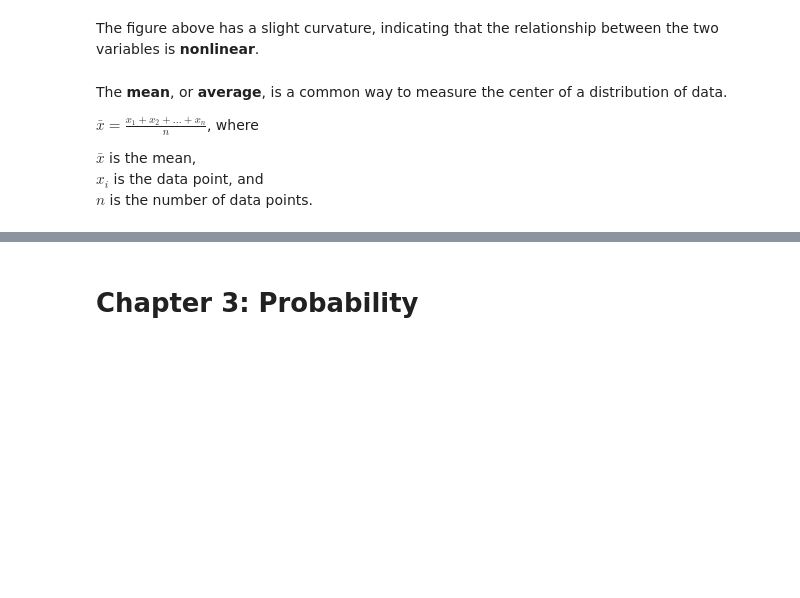
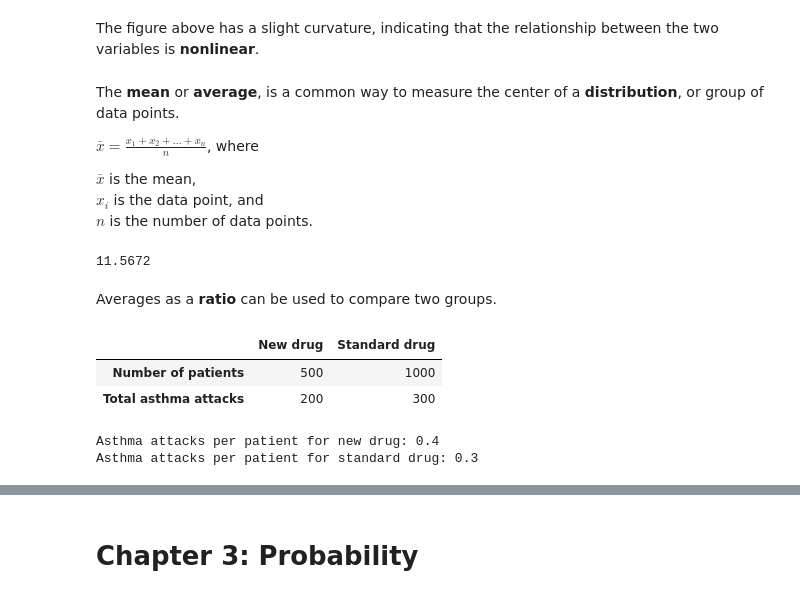
Before and after one commit to zdravoj/data-science-foundations, a Jupyter notebook: OpenIntro_Statistics/chs_1to4.ipynb, the cells around one changed output, grey strips where cells are left out. Drawn from its saved outputs; the diff is of its cells as text; code cells hidden in the pictures; blank space fills up the shorter version.

```diff
--- a/OpenIntro_Statistics/chs_1to4.ipynb
+++ b/OpenIntro_Statistics/chs_1to4.ipynb
@@ -579,10 +579,46 @@ warnings.filterwarnings('default')
 # %% [markdown]
 The figure above has a slight curvature, indicating that the relationship between the two variables is **nonlinear**.
 # %% [markdown]
-The **mean**, or **average**, is a common way to measure the center of a distribution of data.
+The **mean** or **average**, is a common way to measure the center of a **distribution**, or group of data points.
 
 $ \bar{x} = \frac{x_1 + x_2 + ... + x_n}{n} $, where
 
 $ \bar{x} $ is the mean, <br>
 $ x_i $ is the data point, and <br>
 $ n $ is the number of data points.
+# %%
+# mean loan interest rate
+loan50['interest_rate'].mean()
+# %% [output]
+11.5672
+# %% [markdown]
+Averages as a **ratio** can be used to compare two groups.
+# %%
+asthma = pd.DataFrame(
+    data = np.array([
+        [500, 1000],
+        [200, 300]
+    ]),
+    columns= [
+        'New drug',
+        'Standard drug'
+    ],
+    index= [
+        'Number of patients',
+        'Total asthma attacks'
+    ]
+)
+
+display(asthma)
+
+new_asthma = asthma.loc['Total asthma attacks', 'New drug'] / asthma.loc['Number of patients', 'New drug']
+standard_asthma = asthma.loc['Total asthma attacks', 'Standard drug'] / asthma.loc['Number of patients', 'Standard drug']
+
+print('Asthma attacks per patient for new drug:', new_asthma)
+print('Asthma attacks per patient for standard drug:', standard_asthma)
+# %% [output]
+|  | New drug | Standard drug |
+| Number of patients | 500 | 1000 |
+| Total asthma attacks | 200 | 300 |
+Asthma attacks per patient for new drug: 0.4
+Asthma attacks per patient for standard drug: 0.3
```
Also changed, not shown: parts of 6 cells of this notebook.
